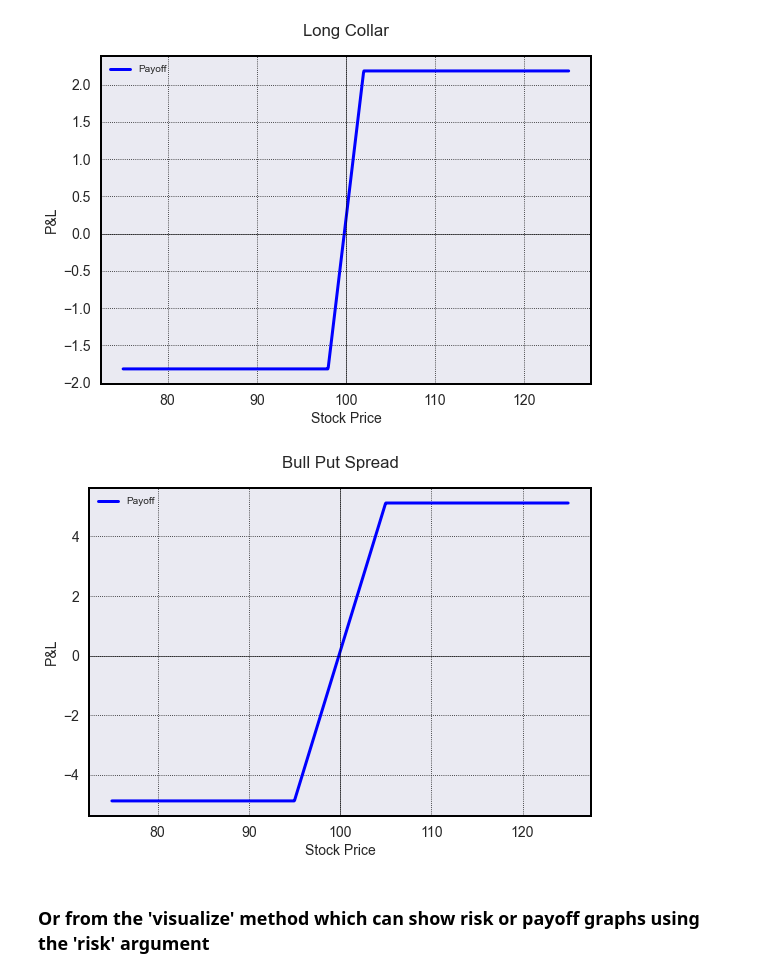
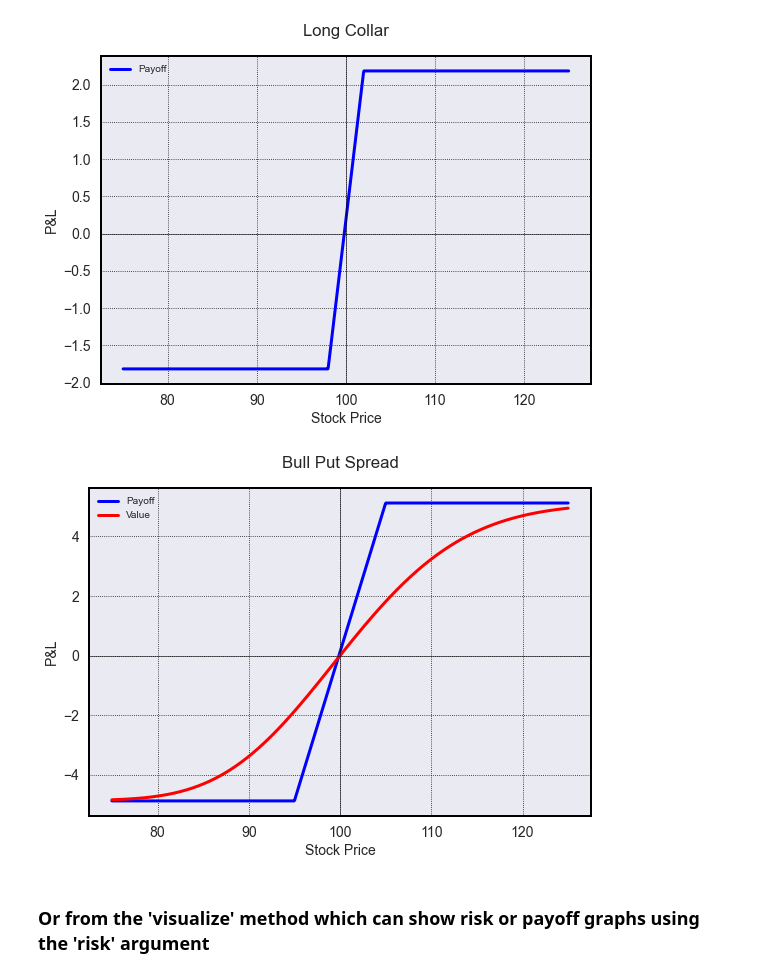
Before and after one commit to GBERESEARCH/optionvisualizer, a Jupyter notebook: notebooks/Option Payoff Graphs.ipynb, the cells around one changed output. Cells and saved outputs as stored; diff of their text form; code cells hidden in the pictures.

```diff
--- a/notebooks/Option Payoff Graphs.ipynb
+++ b/notebooks/Option Payoff Graphs.ipynb
@@ -36,9 +36,9 @@ opt.payoffs(combo_payoff='collar')
 # %% [output]
 [figure]
 # %%
-opt.payoffs(combo_payoff='spread', direction='long', option='put')
+opt.payoffs(combo_payoff='spread', direction='long', option='put', value=True)
 # %% [output]
-[figure, old version]
+[figure, new version]
 # %% [markdown]
 ### Or from the 'visualize' method which can show risk or payoff graphs using the 'risk' argument
 # %%
```
Also changed, not shown: parts of 1 cell of this notebook, 2 other files.
